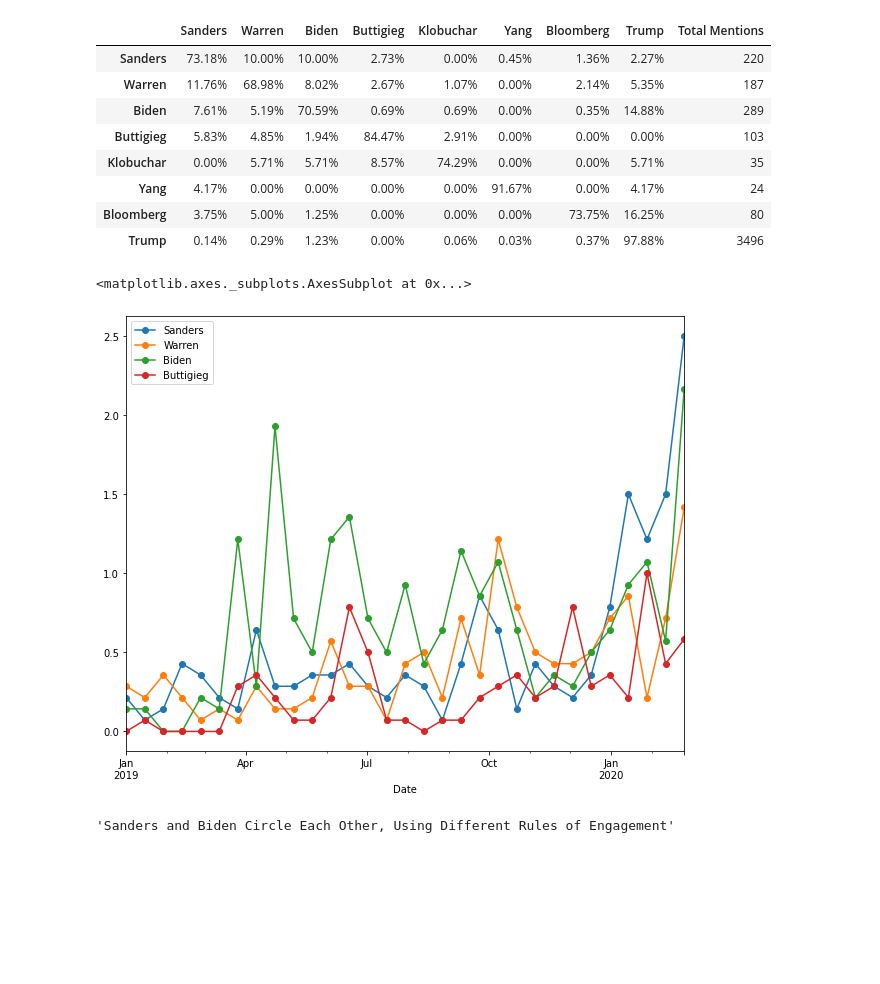
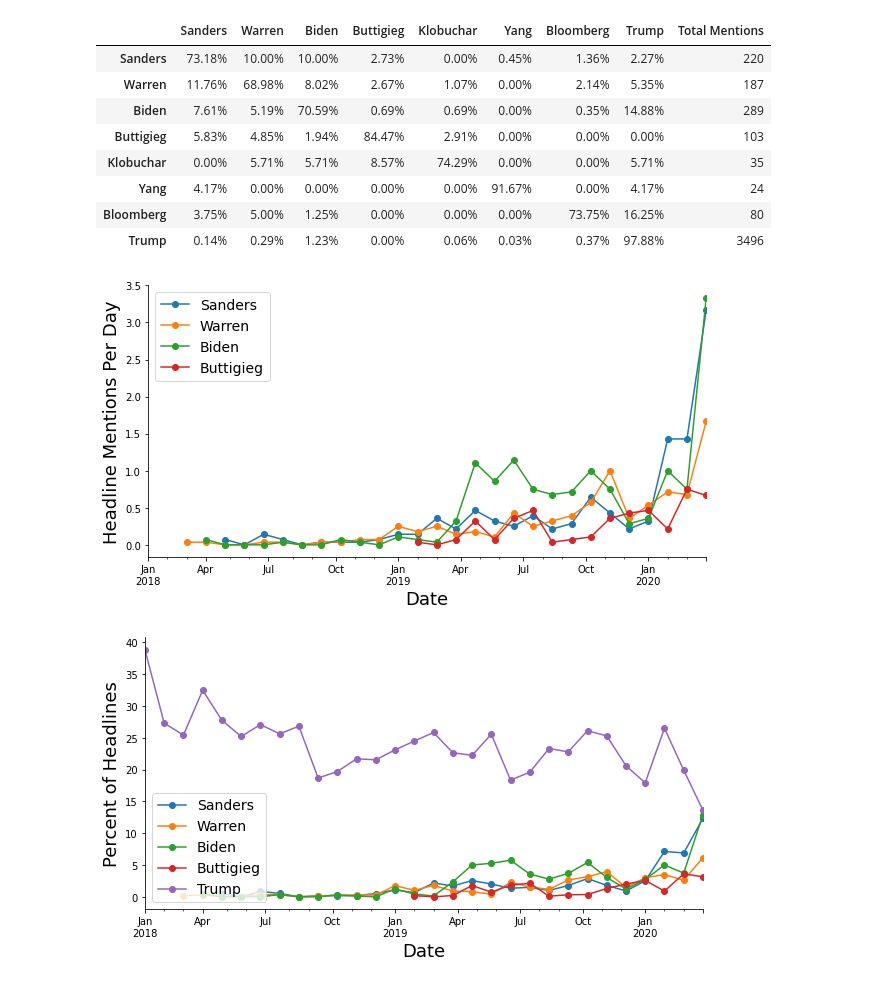
Before and after one commit to emapple/news, a Jupyter notebook: candidates.ipynb, the cells around one changed output. Drawn from its saved outputs; the diff is of its cells as text; code cells hidden in the pictures; blank space fills up the shorter version.

Commit message:
Fix up and add article count plots

```diff
--- a/candidates.ipynb
+++ b/candidates.ipynb
@@ -166,13 +166,3 @@ percent_df['Total Mentions'] = cross_cor_df.sum(axis=1)
 | Yang | 4.17% | 0.00% | 0.00% | 0.00% | 0.00% | 91.67% | 0.00% | 4.17% | 24 |
 | Bloomberg | 3.75% | 5.00% | 1.25% | 0.00% | 0.00% | 0.00% | 73.75% | 16.25% | 80 |
 | Trump | 0.14% | 0.29% | 1.23% | 0.00% | 0.06% | 0.03% | 0.37% | 97.88% | 3496 |
-# %%
-df.groupby(level=0).sum().loc['2019':, ['Sanders', 'Warren', 'Biden',
-                'Buttigieg']].resample('14D').mean().plot(marker='o', figsize=(10, 8))
-# %% [output]
-<matplotlib.axes._subplots.AxesSubplot at 0x...>
-[figure, removed]
-# %%
-random_article(df, ['Sanders', 'Biden'])
-# %% [output]
-'Sanders and Biden Circle Each Other, Using Different Rules of Engagement'
@@ -178,0 +172,36 @@ random_article(df, ['Sanders', 'Biden'])
+# %%
+fig, ax = plt.subplots(1, 1)
+fig.set_size_inches(10, 5)
+temp_df = (df.groupby(level=0).sum()).loc[:, ['Sanders', 'Warren', 'Biden',
+                'Buttigieg']].resample('4W').mean()
+for name in temp_df.columns:
+    (temp_df.loc[temp_df[name].index < temp_df[name]
+            .loc[(temp_df[name] > 0)].index[0], name]) = np.nan
+temp_df.plot(marker='o', ax=ax)
+ax.set_ylabel('Headline Mentions Per Day', fontsize=18)
+ax.set_xlabel('Date', fontsize=18)
+ax.legend(fontsize=14)
+ax.spines['right'].set_visible(False)
+ax.spines['top'].set_visible(False)
+ax.yaxis.set_ticks_position('left')
+ax.xaxis.set_ticks_position('bottom')
+# %% [output]
+[figure, added]
+# %%
+fig, ax = plt.subplots(1, 1)
+fig.set_size_inches(10, 5)
+temp_df = (100 * df.groupby(level=0).sum() / df.groupby(level=0).count()).loc[:, ['Sanders', 'Warren', 'Biden',
+                'Buttigieg', 'Trump']].resample('4W').mean()
+for name in temp_df.columns:
+    (temp_df.loc[temp_df[name].index < temp_df[name]
+            .loc[(temp_df[name] > 0)].index[0], name]) = np.nan
+temp_df.plot(marker='o', ax=ax)
+ax.set_ylabel('Percent of Headlines', fontsize=18)
+ax.set_xlabel('Date', fontsize=18)
+ax.legend(fontsize=14, loc='lower left')
+ax.spines['right'].set_visible(False)
+ax.spines['top'].set_visible(False)
+ax.yaxis.set_ticks_position('left')
+ax.xaxis.set_ticks_position('bottom')
+# %% [output]
+[figure, added]
```
Also changed, not shown: parts of 3 cells of this notebook.
